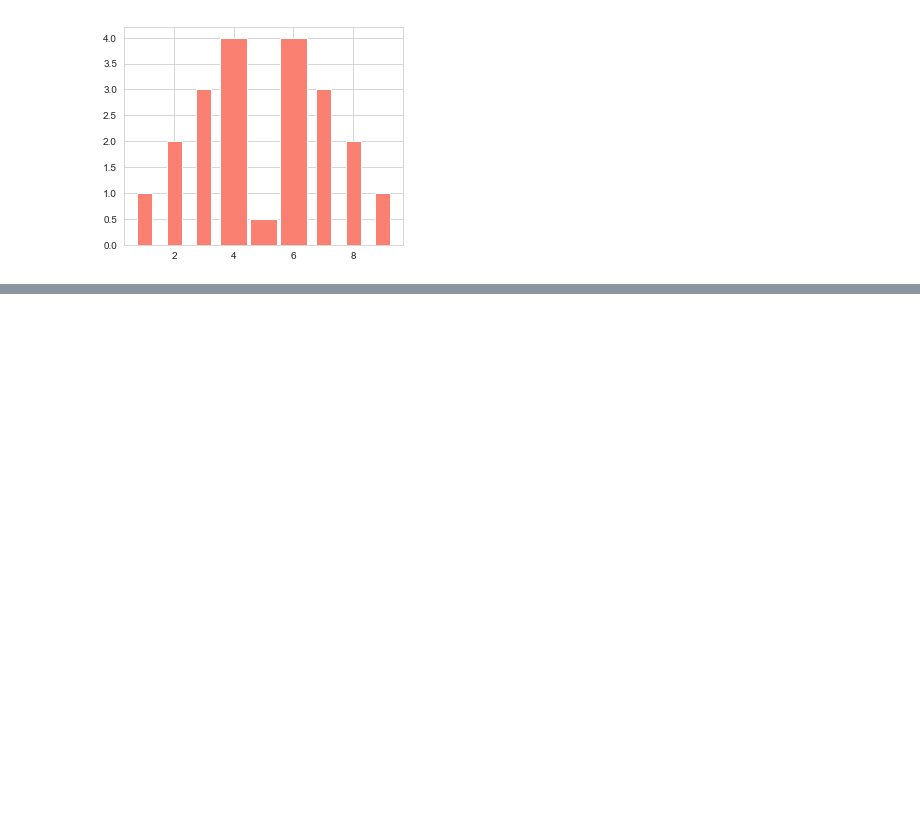
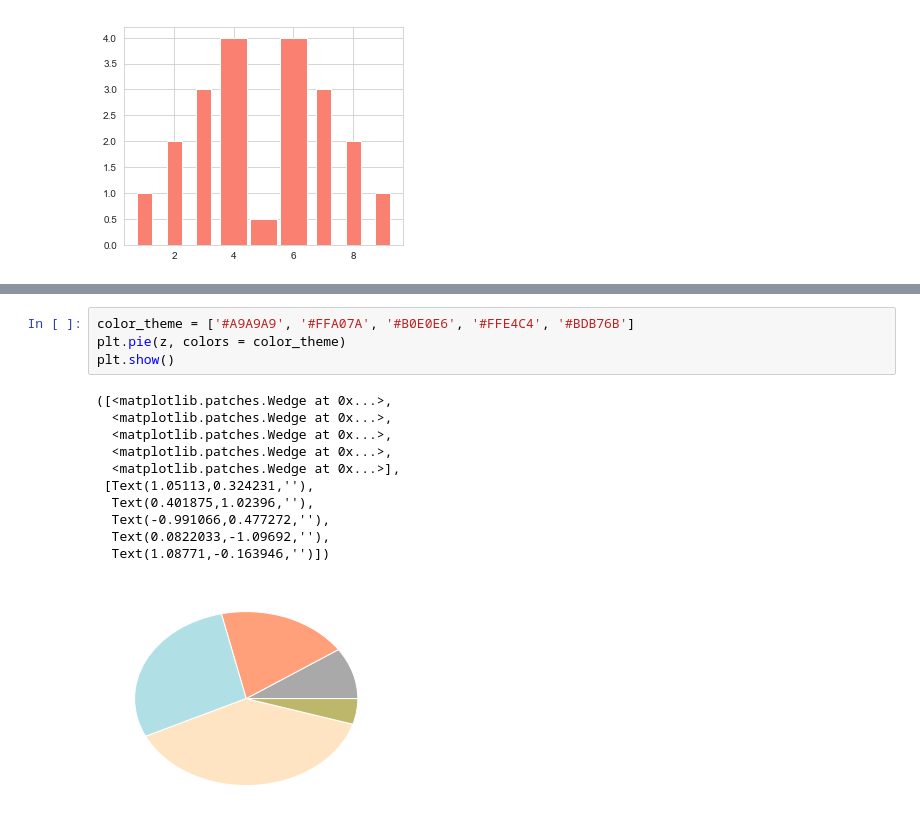
Before and after one commit to johnbbell/lynda, a Jupyter notebook: Python/Python_4_DS/Chapter_2/02_03_Format_Plots.ipynb, the cells around one changed output, grey strips where cells are left out. Cells and saved outputs as stored; diff of their text form; blank space fills up the shorter version.

```diff
--- a/Python/Python_4_DS/Chapter_2/02_03_Format_Plots.ipynb
+++ b/Python/Python_4_DS/Chapter_2/02_03_Format_Plots.ipynb
@@ -29,0 +62,16 @@ plt.bar(x, y, width=wide, color=color, align='center')
+# %%
+color_theme = ['#A9A9A9', '#FFA07A', '#B0E0E6', '#FFE4C4', '#BDB76B']
+plt.pie(z, colors = color_theme)
+plt.show()
+# %% [output]
+([<matplotlib.patches.Wedge at 0x...>,
+  <matplotlib.patches.Wedge at 0x...>,
+  <matplotlib.patches.Wedge at 0x...>,
+  <matplotlib.patches.Wedge at 0x...>,
+  <matplotlib.patches.Wedge at 0x...>],
+ [Text(1.05113,0.324231,''),
+  Text(0.401875,1.02396,''),
+  Text(-0.991066,0.477272,''),
+  Text(0.0822033,-1.09692,''),
+  Text(1.08771,-0.163946,'')])
+[figure, added]
```
Also changed, not shown: parts of 6 cells of this notebook, 3 other files.
